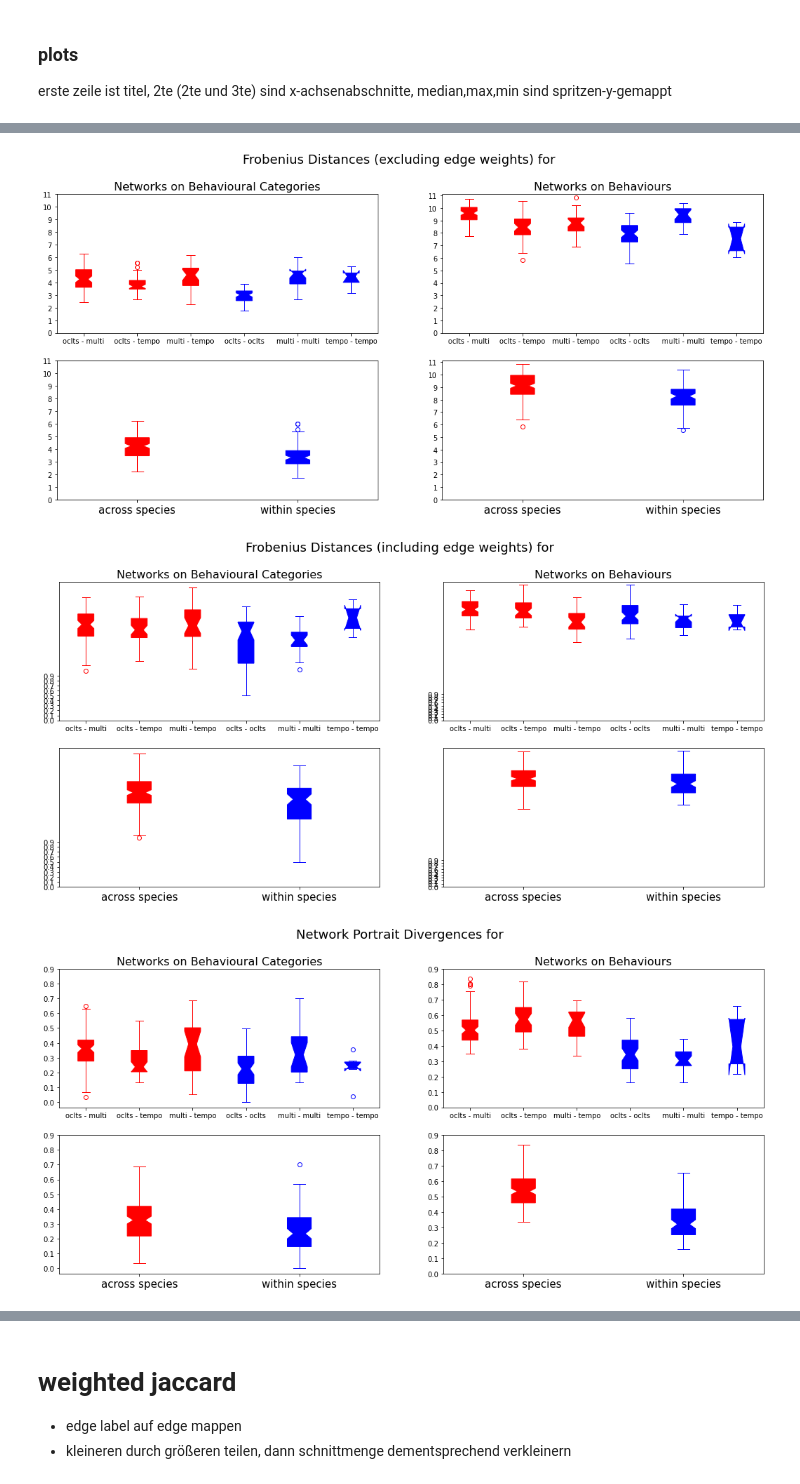
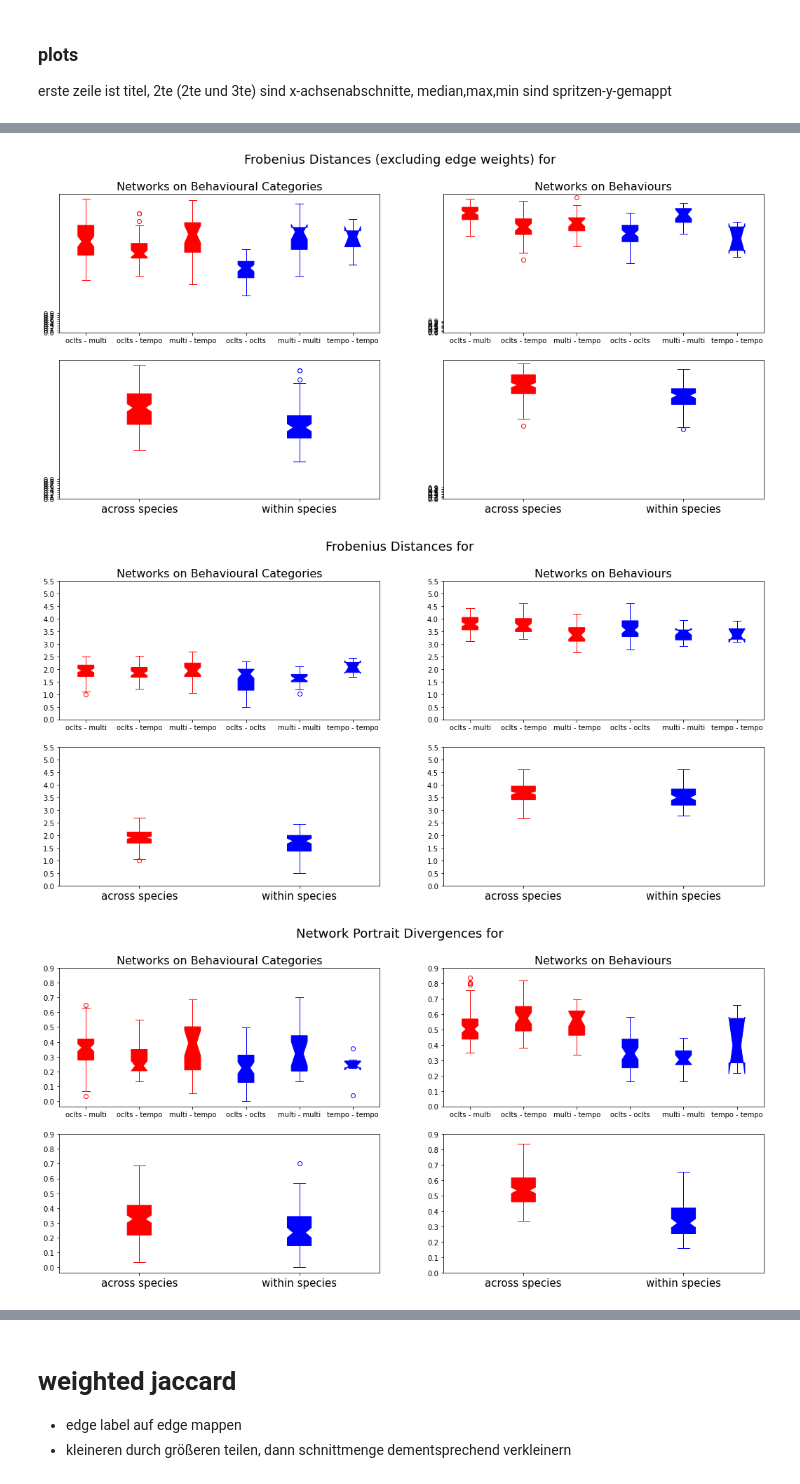
Before and after one commit to nicolkraus/AnalyzeBehavior, a Jupyter notebook: Investigating network similarity.ipynb, the cells around one changed output, grey strips where cells are left out. Cells and saved outputs as stored; diff of their text form; code cells hidden in the pictures.

```diff
--- a/Investigating network similarity.ipynb
+++ b/Investigating network similarity.ipynb
@@ -381,6 +382,23 @@ cat_tempo = [6.970000000000001, 6.790000000000002, 7.16, 2.04, 3.77, 2.570000000
 cat_oclts_multi = [6.379999999999999, 9.83, 5.2299999999999995, 5.8999999999999995, 7.83, 10.580000000000002, 9.91, 3.4499999999999997, 7.619999999999999, 2.08, 3.5700000000000003, 5.040000000000001, 8.35, 7.679999999999999, 4.949999999999999, 9.3, 3.5999999999999996, 5.07, 6.98, 9.21, 9.240000000000002, 3.62, 7.57, 2.6700000000000004, 3.5399999999999996, 5.510000000000001, 7.799999999999999, 7.35, 2.12, 5.81, 3.9499999999999993, 1.64, 3.0900000000000003, 6.76, 5.489999999999999, 6.31, 9.620000000000001, 4.9799999999999995, 5.73, 8.18, 10.49, 9.940000000000001, 3.2899999999999996, 7.1, 2.7399999999999998, 3.35, 4.78, 8.87, 7.3999999999999995, 3.5500000000000003, 7.52, 2.5799999999999996, 3.1500000000000004, 5.38, 8.23, 7.26, 3.8099999999999996, 7.619999999999999, 2.5599999999999996, 3.47, 5.76, 7.890000000000001, 7.079999999999999, 5.56, 9.55, 4.93, 5.52, 7.51, 11.120000000000001, 9.27, 4.109999999999999, 8.08, 3.24, 4.2700000000000005, 5.88, 9.03, 8.14]
 cat_oclts_tempo = [10.2, 5.989999999999999, 5.050000000000001, 3.42, 7.77, 3.3800000000000003, 3.7, 3.65, 9.11, 5.24, 5.380000000000001, 5.23, 7.279999999999999, 3.3500000000000005, 3.5300000000000002, 3.58, 6.460000000000001, 2.59, 2.23, 2.32, 10.27, 5.9399999999999995, 5.119999999999999, 3.73, 7.91, 3.4, 2.7399999999999998, 2.99, 8.09, 3.66, 3.3000000000000003, 3.63, 7.75, 3.1999999999999997, 3.9400000000000004, 3.83, 10.459999999999999, 5.77, 5.63, 4.76, 8.55, 3.6199999999999997, 4.0, 2.8699999999999997]
 cat_multi_tempo = [6.540000000000001, 2.2299999999999995, 1.85, 2.96, 4.09, 6.199999999999999, 6.199999999999999, 7.33, 7.67, 3.96, 4.02, 4.21, 6.58, 2.47, 1.9900000000000002, 3.3400000000000003, 5.6499999999999995, 4.86, 4.0200000000000005, 5.17, 3.7600000000000002, 7.210000000000001, 6.75, 7.68, 4.53, 6.380000000000001, 6.040000000000001, 7.37]
+# %%
+# MIT AVG TIME ALS NODE ATTRIBUTES
+
+beh_oclts = [20.33023917596298, 21.63791727042784, 24.80703629021125, 16.493020803461814, 22.694491575617022, 21.779079365387677, 27.140982978373522, 21.45071035829252, 18.56096013091792, 28.93484757222239, 30.870298910149206, 25.030890615004406, 32.81296610116159, 31.474491933916394, 37.64286213867778, 31.978937354117278, 27.960238737339083, 20.052447321594364, 22.594552436337054, 22.775379289615692, 19.89642250746264, 27.15887270249131, 22.083375942918767, 20.69213720517674, 18.19363639536565, 24.64979818934078, 24.46988340032383, 26.49498320695727, 22.89212489898919, 20.08086812782848, 26.65897980809077, 23.293885260126167, 31.47353373578842, 23.780228576589508, 22.27995997331294, 23.130168525332227, 28.87426679009862, 21.577244032657447, 19.52911740078872, 31.57143377007745, 16.795157886637593, 16.922306868920213, 26.23347028939971, 26.233869204805494, 18.299344875432844]
+beh_multi = [18.555251489771823, 11.932466258467224, 17.458291509197103, 17.491071263130863, 20.52586493907056, 19.783869227563898, 14.406937522854458, 18.85365368274477, 18.144104951418388, 21.430151418051793, 19.431896230570448, 19.585186179568836, 15.203786604446844, 21.289854540981402, 18.427678724365983, 12.89468186158786, 23.831328765206774, 17.611180578807875, 19.190745854691798, 17.229559412604154, 24.091197424027243]
+beh_tempo = [14.514706705374262, 11.651165373940428, 17.016029698574755, 8.06168063478566, 9.261731878277851, 11.952132859147756]
+
+beh_oclts_multi = [14.465867929524105, 20.05705585300398, 15.267611899399984, 20.84692793152419, 20.20506375579552, 22.504559659347187, 17.313041774326514, 25.592833833023278, 27.582295300997814, 30.486527323008495, 31.77591479832554, 30.205587834910098, 26.985486194853518, 29.663563788513294, 17.596238614464163, 19.14150712662007, 19.544859056859895, 19.884348662816038, 18.776422772488814, 20.351440579119902, 25.749764507937776, 19.535048151632793, 24.167675565024567, 18.673903696913133, 26.144150047919343, 17.090367346516345, 26.271931413954825, 26.878691912336446, 17.52861872678593, 20.85215152445282, 20.01517062373738, 23.283080093802063, 18.40854024933597, 19.50498085566773, 23.006592076190888, 17.96360158850977, 19.077996885939417, 23.46975718969602, 19.65963015315175, 23.39842063113774, 25.087113669696716, 27.319821240532413, 20.054257622503904, 21.153027799073396, 21.476993032138772, 25.73985572787246, 21.155573595724306, 26.502083397179554, 24.40524641534215, 24.06918503175418, 34.38757024661384, 27.508779019904278, 31.43465384240742, 25.04897626310732, 31.095675183954246, 29.505158714417288, 20.806067039250056, 19.91658526281657, 23.402194226297294, 26.786053293741496, 23.2292725367186, 25.43454306286671, 26.616222212832902, 16.687095548636943, 20.038503469121036, 18.406572783953465, 24.23983009141983, 20.30376695216001, 26.231091513068698, 25.97158030908493]
+beh_oclts_tempo = [16.166097756285296, 26.515078242254138, 20.099037833051273, 18.61152286495425, 19.536311286442807, 18.847118247457757, 21.2962768865162, 32.544514359205394, 22.341787104615147, 19.61419950566104, 11.857277100457262, 26.076262978116674, 18.735571446214944, 22.010181077259617, 19.134171259961157, 19.20522343717862, 19.883578043713875, 29.633740907197613, 22.225304525808177, 18.532244153325436, 13.478641063149468, 23.404104086948525, 19.5583884071757, 20.236959014214456, 18.592552711717595, 18.48156117344199, 17.660761765589363, 25.958088909899026, 16.826913561601263, 13.632774969747029, 8.11871430361386, 22.2923648377065, 20.725434000150752, 21.572889414415176, 18.19839947437725, 18.485284653697274, 16.677031850515956, 29.426423941248494, 20.35095574247492, 14.757498382260204]
+beh_multi_tempo = [13.854465963759322, 15.437882416158468, 12.496508873649331, 18.724943815236692, 13.878243399798679, 20.53134523936468, 17.442900816423066, 12.378543810899252, 14.241749191606722, 12.808480007056893, 16.29985260012904, 14.928742078880578, 20.201297854476064, 14.907540701509172, 12.461529079763125, 15.135170254062654, 13.110051945724873, 17.97050498367164, 12.940784569618161, 19.999287597794556, 17.070278144404572, 14.66897352355569, 16.713085634881484, 15.495133511776901, 18.200622846227432, 15.220740843461918, 19.672629729821537, 18.97415793669458]
+
+cat_oclts = [5.111547345964422, 3.7708560327699066, 5.200860163594941, 5.321241281109906, 3.647669054691336, 5.225463014825377, 4.984322740435983, 5.30979590423396, 2.7658677044322397, 3.2744908772202987, 2.227377410054823, 4.431190909743056, 4.914354998259546, 2.0195301262080605, 2.9350909980596764, 2.8627518464084583, 4.25374367100764, 3.1866186251196678, 5.315952300918627, 3.731522893295412, 3.982444500119036, 3.7329122612061862, 2.959348062996134, 3.9582322752331605, 4.10280231833058, 4.884668508661578, 2.743956470587283, 2.633745736205545, 2.8623271111569286, 4.364641663277486, 5.881842526982939, 4.366763156139743, 4.6701734528857415, 4.396848422396784, 5.5871406396550025, 4.744131253073039, 4.7584849118591395, 4.872603556529082, 3.419707187771918, 2.3474772723182116, 2.2875515780668487, 4.0016972939063775, 1.8083452357558019, 3.6062148123510696, 3.9595460259378172]
+cat_multi = [3.4194280155147565, 4.092242740405235, 2.451631432672477, 3.513704798208925, 5.676922487439107, 3.432226286160215, 5.072531499917461, 3.1567558716531208, 4.082482892429695, 4.992547808972798, 3.55805384067943, 3.7142433010216283, 5.653220699765946, 5.116180747496662, 5.87256327774784, 3.167997343988018, 5.5863809005431175, 3.295496607442673, 6.436946854924056, 3.985996304894578, 6.038899791328225]
+cat_tempo = [5.971496927450847, 6.049964323972619, 6.3325701590035415, 3.1644969763188633, 5.579562030791727, 4.756948596982362]
+cat_oclts_multi = [5.959550092947033, 7.1757907231725895, 7.024313460209754, 5.899866001545638, 6.914594623617281, 7.9417614517342034, 6.915786270430931, 3.81310561353413, 4.821930218003818, 3.863625256976761, 4.361556909164897, 5.571491181825193, 7.072063440460067, 5.468037613701796, 4.624877755386733, 5.558526434591494, 5.261141874366276, 4.909109999668553, 7.359666166792877, 6.245275928142241, 6.927668568492516, 4.164727798801312, 4.7618141478865255, 3.8587275895513597, 4.113321935606894, 5.475395301143342, 5.975824745526633, 5.114371838773551, 3.7272100794128593, 5.624554943566859, 4.659590112098417, 4.404421353259618, 5.346494718796067, 5.584968273554181, 5.363432535411669, 5.733967369793543, 6.595231090858798, 4.931684222684415, 5.853194129568851, 6.275386689031992, 7.864243939548061, 6.346193655953759, 3.629365212776426, 4.663961423479469, 3.8680166614536486, 3.7327715525410836, 5.55206701983617, 7.440778193951568, 5.305297617622085, 3.9625061354892464, 5.543210008792551, 3.9754939337718604, 3.780248824859294, 5.507068065295489, 7.314037695836654, 5.206091275311039, 4.121813634709578, 5.200398454162337, 3.709427611906939, 3.9340194614553345, 5.5711323698858655, 6.659414357066202, 5.237746039555238, 4.8781575385974225, 6.247901805868241, 5.788213191793772, 5.391730373301246, 6.070347728507898, 7.769168108248259, 5.301653974863171]
+cat_oclts_tempo = [7.468864790556209, 6.200630288401296, 6.318713610283813, 4.055554498335134, 6.528826253458227, 4.715443802313182, 5.017775883059202, 3.298603362874669, 6.733274753104649, 3.798964709045307, 4.9890566120722575, 5.139245235341047, 6.205545295934881, 4.449856945990922, 4.882947020132627, 4.617258101020537, 5.581682354471019, 4.788685713945045, 5.490406124122752, 4.739580734162102, 7.068492935261661, 6.635731455651172, 5.974455057527782, 3.56240510719706, 7.086325540137599, 4.267914849341175, 3.8580398601604013, 3.885109533469753, 6.412399074506055, 4.41549384634971, 4.210832333839301, 4.2498913336872555, 5.733567985255124, 4.382886812273668, 4.786448314310074, 4.257424661096904, 7.234021959317307, 6.06836493189676, 5.508162566780865, 4.641161628307098]
+cat_multi_tempo = [6.052597546607543, 3.981662361167305, 4.072097312285625, 4.485223277386201, 5.643207364543424, 4.623553039079996, 3.8328011855889312, 5.770450724970969, 5.004140373348185, 4.59090515297353, 4.74508511056824, 4.41402355032268, 5.1945489635845, 3.409156428113759, 3.3898400016556742, 4.934424348498576, 5.525010846800991, 5.631407759148305, 4.914267329658639, 6.318253982530734, 5.343399439525566, 6.298968657549887, 6.736079291187422, 7.299798596463633, 6.379834573229784, 4.87126742473526, 4.883004979960484, 5.887464333392078]
 # %%
 #manually adding rows to df for later presentation
 df.loc[len(df.index)] = ['ged', 'oclts', 'multi', beh_oclts_multi, 'behaviour']
@@ -519,9 +537,9 @@ for alg in algs:
     elif (alg == 'portrait_divergence'):
         fig.suptitle("Network Portrait Divergences for", size=18)
     elif (alg == 'ged'):
-        fig.suptitle("Graph Edit Distances for", size=18)
+        fig.suptitle("Graph Edit Distances (including vertex weights) for", size=18)
     elif (alg == 'weighted_frobenius'):
-        fig.suptitle("Frobenius Distances (including edge weights) for", size=18)
+        fig.suptitle("Frobenius Distances for", size=18)
     else:
         fig.suptitle(alg.upper(), size=16)
 
@@ -591,41 +609,41 @@ for alg in algs:
             flierprops=dict(color=c, markeredgecolor=c),
             medianprops=dict(color=c),
             )
 
     axs[1,1].set_xticklabels(labels_bhvr, size=15)
 
 
     #set yticks
     if (alg == 'ged'):
         axs[1,1].yaxis.set_ticks(np.arange(0, 50, 5))
         axs[0,1].yaxis.set_ticks(np.arange(0, 50, 5))
-        axs[1,0].yaxis.set_ticks(np.arange(0, 15, 2))
-        axs[0,0].yaxis.set_ticks(np.arange(0, 15, 2))
+        axs[1,0].yaxis.set_ticks(np.arange(0, 15, 1))
+        axs[0,0].yaxis.set_ticks(np.arange(0, 15, 1))
 
-    elif (alg == 'frobenius'):
-        axs[1,1].yaxis.set_ticks(np.arange(0, 12, 1))
-        axs[0,1].yaxis.set_ticks(np.arange(0, 12, 1))
-        axs[1,0].yaxis.set_ticks(np.arange(0, 12, 1))
-        axs[0,0].yaxis.set_ticks(np.arange(0, 12, 1))
+    elif (alg == 'weighted_frobenius'):
+        axs[1,1].yaxis.set_ticks(np.arange(0, 6, 0.5))
+        axs[0,1].yaxis.set_ticks(np.arange(0, 6, 0.5))
+        axs[1,0].yaxis.set_ticks(np.arange(0, 6, 0.5))
+        axs[0,0].yaxis.set_ticks(np.arange(0, 6, 0.5))
     else:
         axs[1,1].yaxis.set_ticks(np.arange(0, 1, 0.1))
         axs[0,1].yaxis.set_ticks(np.arange(0, 1, 0.1))
         axs[1,0].yaxis.set_ticks(np.arange(0, 1, 0.1))
         axs[0,0].yaxis.set_ticks(np.arange(0, 1, 0.1))
 
 
 
 
 
     # Adding title and legend
     #red_patch = mpatches.Patch(color='red', label='Comparison ACROSS species')
     #blue_patch = mpatches.Patch(color='blue', label='Comparison WITHIN species')
     #fig.legend(handles=[red_patch, blue_patch])
     # show plot
     plt.show()
 # %% [output]
 [figure]
-[figure, old version]
+[figure, new version]
-[figure, old version]
+[figure, new version]
 [figure]
 [figure]
```
Also changed, not shown: parts of 6 cells of this notebook, 6 other files.
